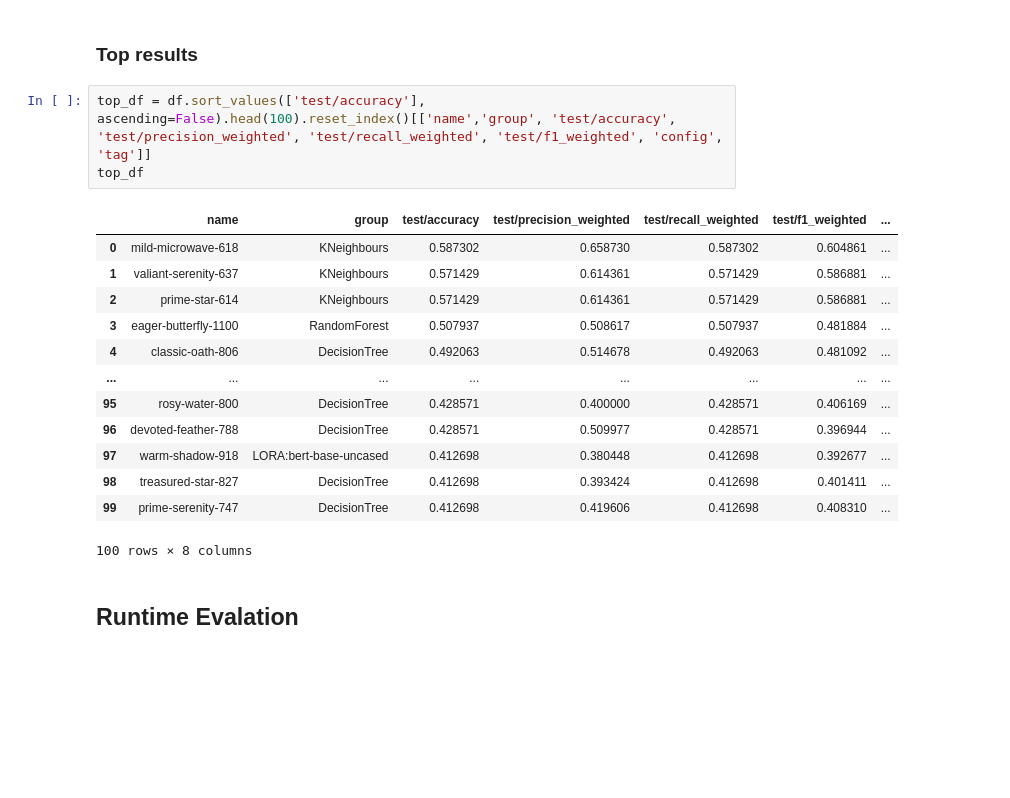
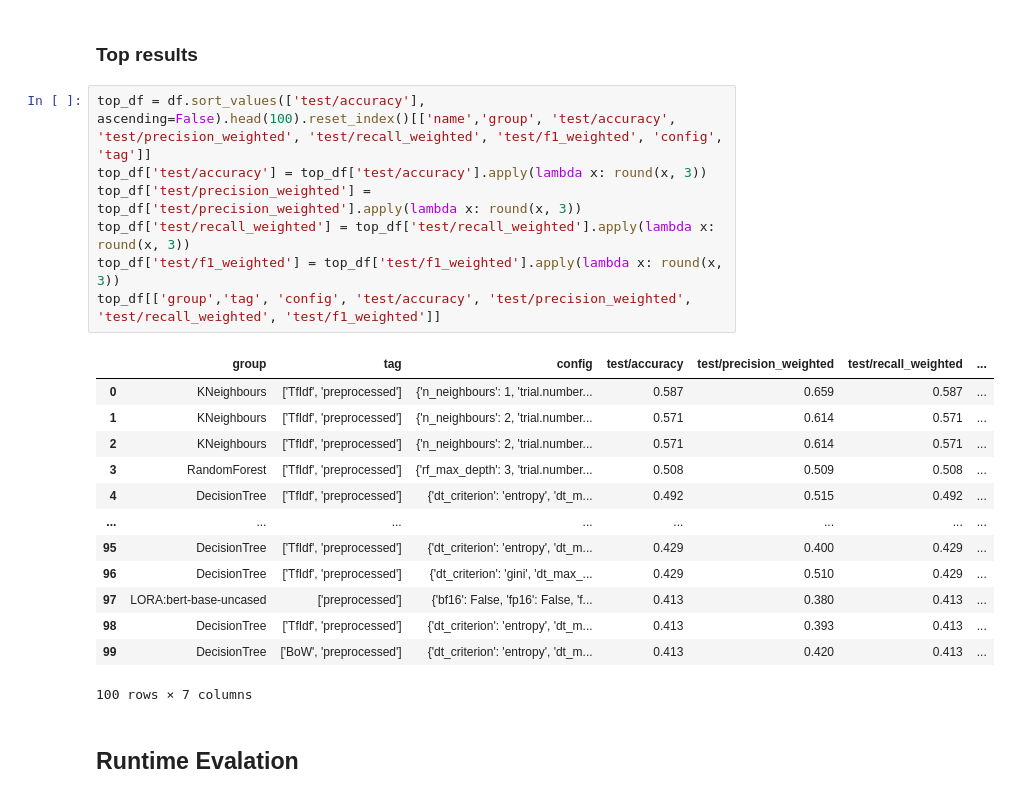
Before and after one commit to m-messer/Grading-Documentation-with-Machine-Learning, a Jupyter notebook: results.ipynb, the cells around one changed output. Saved outputs shown, nothing was run; the diff lists cells and outputs as text; blank space fills up the shorter version.

```diff
--- a/results.ipynb
+++ b/results.ipynb
@@ -170,23 +170,27 @@ metrics_plt.get_figure().savefig('plots/metric_results.pdf', bbox_inches='tight'
 [figure]
 # %% [markdown]
 ### Top results
-# %%
-top_df = df.sort_values(['test/accuracy'], ascending=False).head(100).reset_index()[['name','group', 'test/accuracy', 'test/precision_weighted', 'test/recall_weighted', 'test/f1_weighted', 'config', 'tag']]
-top_df
-# %% [output]
-|  | name | group | test/accuracy | test/precision_weighted | test/recall_weighted | test/f1_weighted | ... |
-| 0 | mild-microwave-618 | KNeighbours | 0.587302 | 0.658730 | 0.587302 | 0.604861 | ... |
-| 1 | valiant-serenity-637 | KNeighbours | 0.571429 | 0.614361 | 0.571429 | 0.586881 | ... |
-| 2 | prime-star-614 | KNeighbours | 0.571429 | 0.614361 | 0.571429 | 0.586881 | ... |
-| 3 | eager-butterfly-1100 | RandomForest | 0.507937 | 0.508617 | 0.507937 | 0.481884 | ... |
-| 4 | classic-oath-806 | DecisionTree | 0.492063 | 0.514678 | 0.492063 | 0.481092 | ... |
-| ... | ... | ... | ... | ... | ... | ... | ... |
-| 95 | rosy-water-800 | DecisionTree | 0.428571 | 0.400000 | 0.428571 | 0.406169 | ... |
-| 96 | devoted-feather-788 | DecisionTree | 0.428571 | 0.509977 | 0.428571 | 0.396944 | ... |
-| 97 | warm-shadow-918 | LORA:bert-base-uncased | 0.412698 | 0.380448 | 0.412698 | 0.392677 | ... |
-| 98 | treasured-star-827 | DecisionTree | 0.412698 | 0.393424 | 0.412698 | 0.401411 | ... |
-| 99 | prime-serenity-747 | DecisionTree | 0.412698 | 0.419606 | 0.412698 | 0.408310 | ... |
-100 rows × 8 columns
+# %%
+top_df = df.sort_values(['test/accuracy'], ascending=False).head(100).reset_index()[['name','group', 'test/accuracy', 'test/precision_weighted', 'test/recall_weighted', 'test/f1_weighted', 'config', 'tag']]
+top_df['test/accuracy'] = top_df['test/accuracy'].apply(lambda x: round(x, 3))
+top_df['test/precision_weighted'] = top_df['test/precision_weighted'].apply(lambda x: round(x, 3))
+top_df['test/recall_weighted'] = top_df['test/recall_weighted'].apply(lambda x: round(x, 3))
+top_df['test/f1_weighted'] = top_df['test/f1_weighted'].apply(lambda x: round(x, 3))
+top_df[['group','tag', 'config', 'test/accuracy', 'test/precision_weighted', 'test/recall_weighted', 'test/f1_weighted']]
+# %% [output]
+|  | group | tag | config | test/accuracy | test/precision_weighted | test/recall_weighted | ... |
+| 0 | KNeighbours | ['TfIdf', 'preprocessed'] | {'n_neighbours': 1, 'trial.number... | 0.587 | 0.659 | 0.587 | ... |
+| 1 | KNeighbours | ['TfIdf', 'preprocessed'] | {'n_neighbours': 2, 'trial.number... | 0.571 | 0.614 | 0.571 | ... |
+| 2 | KNeighbours | ['TfIdf', 'preprocessed'] | {'n_neighbours': 2, 'trial.number... | 0.571 | 0.614 | 0.571 | ... |
+| 3 | RandomForest | ['TfIdf', 'preprocessed'] | {'rf_max_depth': 3, 'trial.number... | 0.508 | 0.509 | 0.508 | ... |
+| 4 | DecisionTree | ['TfIdf', 'preprocessed'] | {'dt_criterion': 'entropy', 'dt_m... | 0.492 | 0.515 | 0.492 | ... |
+| ... | ... | ... | ... | ... | ... | ... | ... |
+| 95 | DecisionTree | ['TfIdf', 'preprocessed'] | {'dt_criterion': 'entropy', 'dt_m... | 0.429 | 0.400 | 0.429 | ... |
+| 96 | DecisionTree | ['TfIdf', 'preprocessed'] | {'dt_criterion': 'gini', 'dt_max_... | 0.429 | 0.510 | 0.429 | ... |
+| 97 | LORA:bert-base-uncased | ['preprocessed'] | {'bf16': False, 'fp16': False, 'f... | 0.413 | 0.380 | 0.413 | ... |
+| 98 | DecisionTree | ['TfIdf', 'preprocessed'] | {'dt_criterion': 'entropy', 'dt_m... | 0.413 | 0.393 | 0.413 | ... |
+| 99 | DecisionTree | ['BoW', 'preprocessed'] | {'dt_criterion': 'entropy', 'dt_m... | 0.413 | 0.420 | 0.413 | ... |
+100 rows × 7 columns
 # %% [markdown]
 ## Runtime Evalation
 # %%
```
